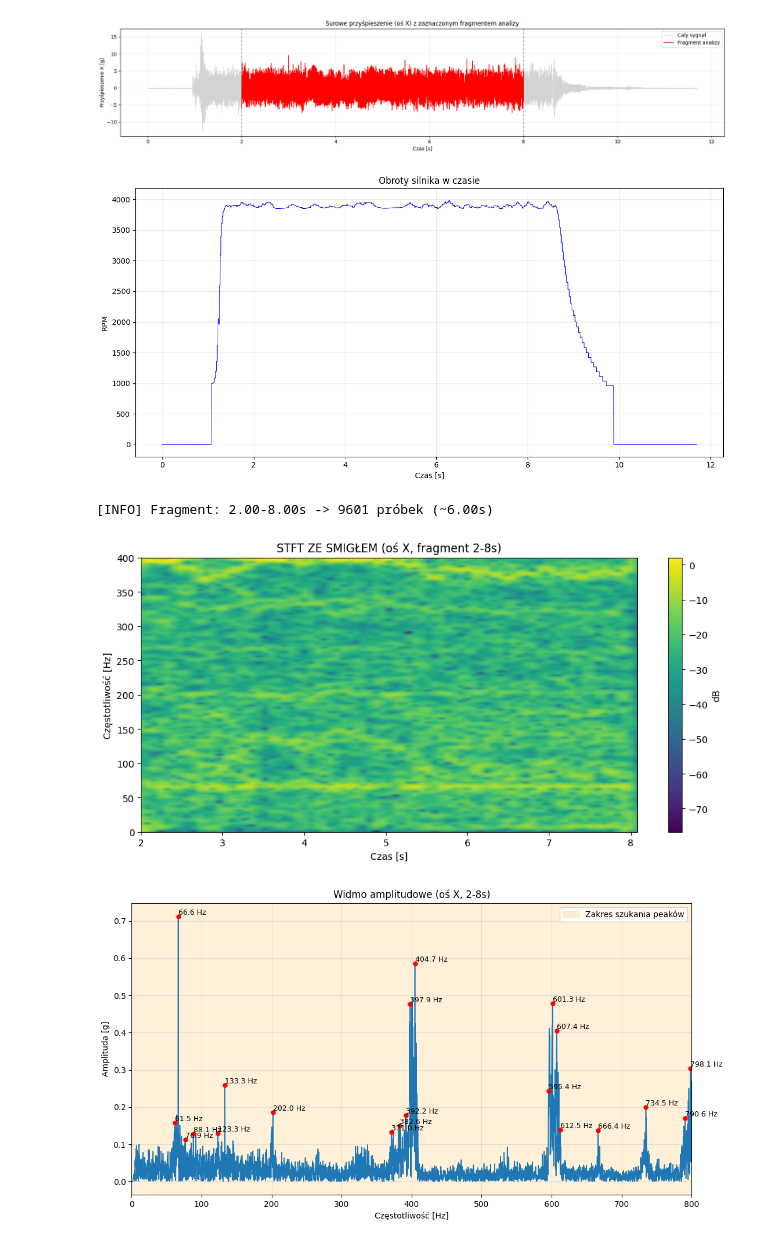
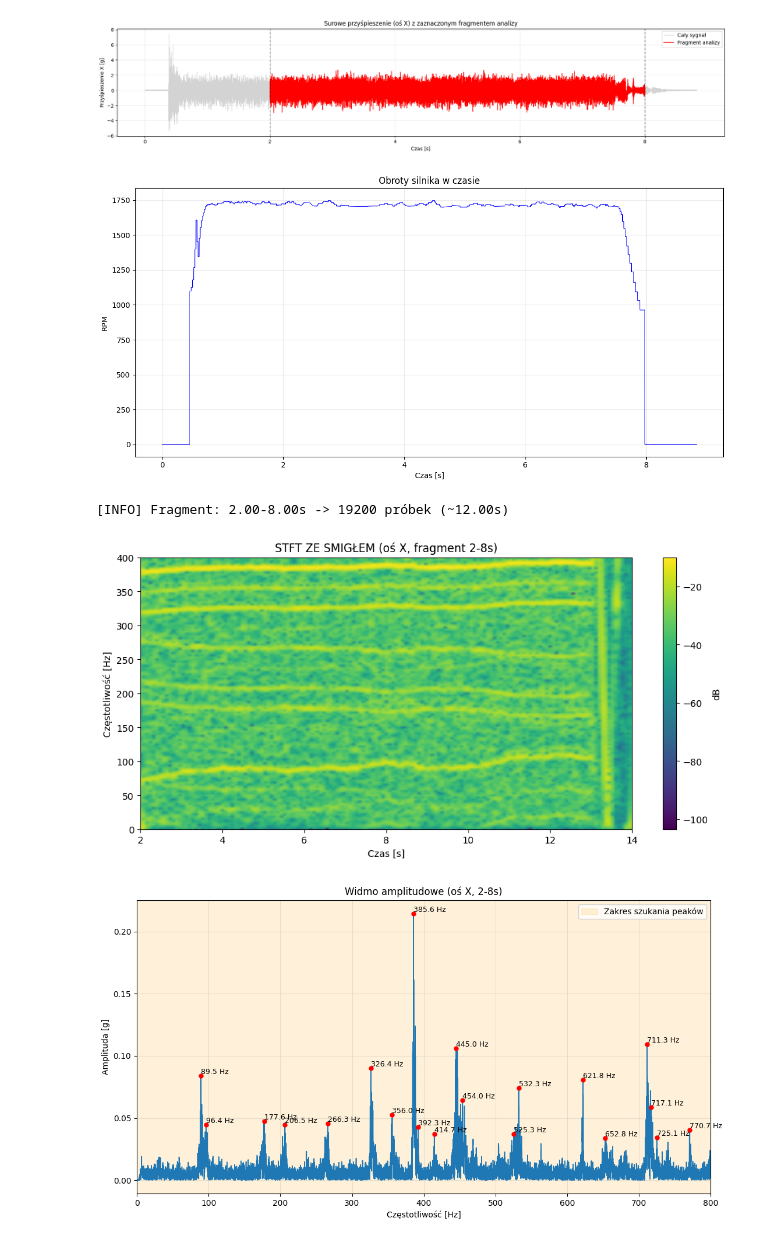
Before and after one commit to ThisIsSzimon/STM32-Time-Frequency-Analysis, a Jupyter notebook: Core/Python/pre_analysis_fft_stft.ipynb, the cells around one changed output. Cells and saved outputs as stored; diff of their text form; code cells hidden in the pictures.

Commit message:
new data

```diff
--- a/Core/Python/pre_analysis_fft_stft.ipynb
+++ b/Core/Python/pre_analysis_fft_stft.ipynb
@@ -23,7 +23,8 @@ fmax_peaks = 800.0
 
 
 #df = pd.read_csv('data/pomiary_20_11_25/kupione_20%_z_1600Hz.csv')
-df = pd.read_csv('data/pomiary_finalne/fabryczne_smiglo_druga/pwm_50%/2_fabryczne_druga_50%.csv')
+#df = pd.read_csv('data/pomiary_finalne/fabryczne_smiglo_druga/pwm_50%/2_fabryczne_druga_50%.csv')
+df = pd.read_csv('data/pomiary_finalne/fabryczne_nieuszkodzone/pwm_20%/1_fabryczne_nieuszkodzone_20%.csv')
 #df = pd.read_csv('data/pomiary_finalne/kupione_2x_śrubki/pwm_25%/3_kupione_2x_śrubki_25%.csv')
 # konwersja LSB → g
 df['X_g'] = df['X'] * lsb_to_g
@@ -179,7 +180,7 @@ else:
-[figure, old version]
+[figure, new version]
-[figure, old version]
+[figure, new version]
-[INFO] Fragment: 2.00-8.00s -> 9601 próbek (~6.00s)
+[INFO] Fragment: 2.00-8.00s -> 19200 próbek (~12.00s)
-[figure, old version]
+[figure, new version]
-[figure, old version]
+[figure, new version]
 === TOP PEAKI W ZAKRESIE fmin-fmax I POWYŻEJ MIN. AMPLITUDY ===
 fmin = 0.00 Hz, fmax = 800.00 Hz, min_amp = 0.0005
```
Also changed, not shown: parts of 1 cell of this notebook, 51 other files.
